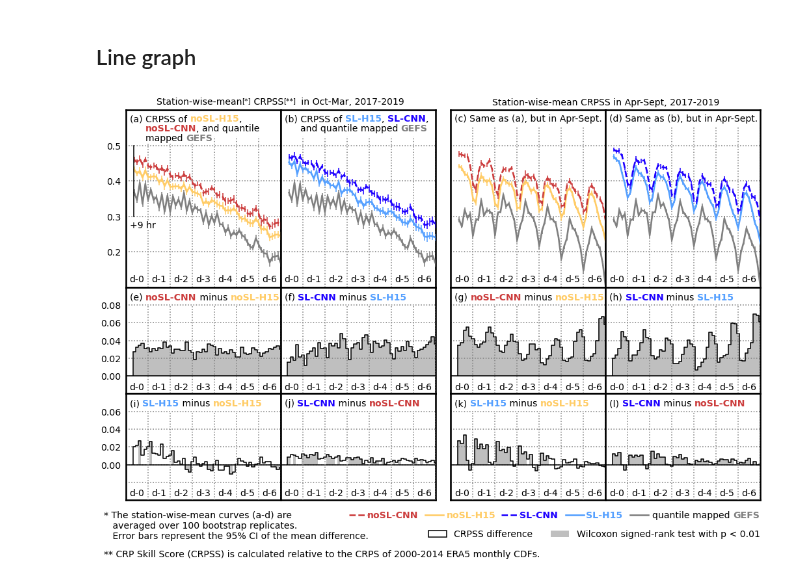
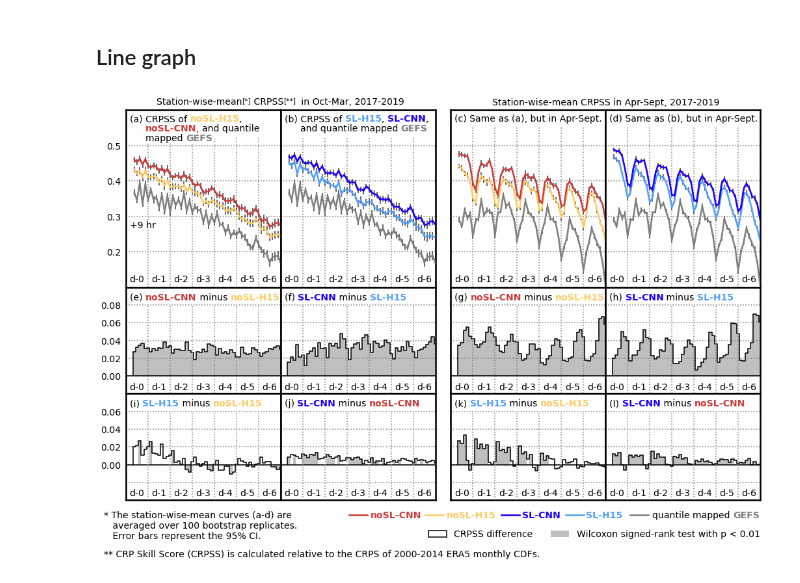
Before and after one commit to yingkaisha/rainbow, a Jupyter notebook: publish/PLOT_CRPS_BCH.ipynb, the cells around one changed output. Drawn from its saved outputs; the diff is of its cells as text; code cells hidden in the pictures.

```diff
--- a/publish/PLOT_CRPS_BCH.ipynb
+++ b/publish/PLOT_CRPS_BCH.ipynb
@@ -278,20 +278,20 @@ cmap_pct, A = gu.precip_cmap()
 gray = [0.5, 0.5, 0.5]
 
 KW = {}
-KW['gfs'] = {'linestyle': '-', 'color': gray, 'linewidth':2.5, 'elinewidth':1.5, 'barsabove':True}
-KW['era'] = {'linestyle': '--', 'color': 'k', 'linewidth':2.5, 'elinewidth':1.5, 'barsabove':True}
-KW['base'] = {'linestyle': '-', 'color': orange, 'linewidth':2.5, 'elinewidth':1.5, 'barsabove':True}
-KW['bcnn'] = {'linestyle': '--', 'color': red, 'linewidth':2.5, 'elinewidth':1.5, 'barsabove':True}
-KW['sl'] = {'linestyle': '-', 'color': cyan, 'linewidth':2.5, 'elinewidth':1.5, 'barsabove':True}
-KW['scnn'] = {'linestyle': '--', 'color': blue, 'linewidth':2.5, 'elinewidth':1.5, 'barsabove':True}
+KW['gfs'] = {'linestyle': '-', 'color': gray, 'ecolor':'0.25', 'linewidth':2.5, 'elinewidth':1.5, 'barsabove':False}
+KW['era'] = {'linestyle': '-', 'color': 'k', 'ecolor':'0.25', 'linewidth':2.5, 'elinewidth':1.5, 'barsabove':False}
+KW['base'] = {'linestyle': '-', 'color': orange, 'ecolor':'0.25', 'linewidth':2.5, 'elinewidth':1.5, 'barsabove':False}
+KW['bcnn'] = {'linestyle': '-', 'color': red, 'ecolor':'0.25', 'linewidth':2.5, 'elinewidth':1.5, 'barsabove':False}
+KW['sl'] = {'linestyle': '-', 'color': cyan, 'ecolor':'0.25', 'linewidth':2.5, 'elinewidth':1.5, 'barsabove':False}
+KW['scnn'] = {'linestyle': '-', 'color': blue, 'ecolor':'0.25', 'linewidth':2.5, 'elinewidth':1.5, 'barsabove':False}
 
 kw_lines = {}
 kw_lines['gfs'] = {'linestyle': '-', 'color': gray, 'linewidth':2.5}
-kw_lines['era'] = {'linestyle': '--', 'color': 'k', 'linewidth':2.5}
+kw_lines['era'] = {'linestyle': '-', 'color': 'k', 'linewidth':2.5}
 kw_lines['base'] = {'linestyle': '-', 'color': orange, 'linewidth':2.5}
-kw_lines['bcnn'] = {'linestyle': '--', 'color': red, 'linewidth':2.5}
+kw_lines['bcnn'] = {'linestyle': '-', 'color': red, 'linewidth':2.5}
 kw_lines['sl'] = {'linestyle': '-', 'color': cyan, 'linewidth':2.5}
-kw_lines['scnn'] = {'linestyle': '--', 'color': blue, 'linewidth':2.5}
+kw_lines['scnn'] = {'linestyle': '-', 'color': blue, 'linewidth':2.5}
 
 kw_bar = {'bottom':0.0, 'width': 3.0, 'color': '0.75', 'edgecolor': 'k', 'linestyle': '-', 'linewidth': 0}
 kw_step = {'color': 'k', 'linestyle': '-', 'linewidth': 1.5, 'where':'mid'}
@@ -478,12 +478,12 @@ for i, key in enumerate(['rain', 'dry']):
     diff_[CRPS_wilcox['BCNN_SCNN_{}'.format(key)] > 0.01] = np.nan
     AX_diff_sub4[i].bar(fcst_leads[:56], diff_, **kw_bar, zorder=2)
 
-ax11.axvline(fcst_leads[2]-0.75, ymin=0.4, ymax=0.8, color='k', linestyle='-', linewidth=1.5, zorder=5)
+#ax11.axvline(fcst_leads[2]-0.75, ymin=0.4, ymax=0.8, color='k', linestyle='-', linewidth=1.5, zorder=5)
 handles.append(ax11.text(0.025, 0.375, '+9 hr', ha='left', va='top', fontsize=fontsize, transform=ax11.transAxes))
 
 ax_w1 = fig.add_axes([-0.035, -0.1/1.2/8*10.2, 0.275, 0.075/1.2/8*10.2])
 ax_w1.set_axis_off()
-ax_w1.text(0, 1, '* The station-wise-mean curves (a-d) are\n   averaged over 100 bootstrap replicates.\n   Error bars represent the 95% CI of the mean difference.',
+ax_w1.text(0, 1, '* The station-wise-mean curves (a-d) are\n   averaged over 100 bootstrap replicates.\n   Error bars represent the 95% CI.',
           ha='left', va='top', fontsize=fontsize, transform=ax_w1.transAxes);
 
 ax_w2 = fig.add_axes([-0.035, -0.145/1.2/8*10.2, 0.5, 0.025/1.2/8*10.2])
@@ -511,38 +511,38 @@ LG1.get_frame().set_facecolor('none')
 LG1.get_frame().set_linewidth(0)
 LG1.get_frame().set_alpha(1.0)
 
-ax_lg1.text(0.3+0.08, 1, 'noSL-CNN', ha='left', va='top', fontsize=fontsize, fontweight='bold',
+ax_lg1.text(0.3+0.085, 1, 'noSL-CNN', ha='left', va='top', fontsize=fontsize, fontweight='bold',
             color=KW['bcnn']['color'], transform=ax_lg1.transAxes)
 ax_lg1.text(0.3+0.205, 1, 'noSL-H15', ha='left', va='top', fontsize=fontsize, fontweight='bold',
             color=KW['base']['color'], transform=ax_lg1.transAxes)
 
-ax_lg1.text(0.3+0.32, 1, 'SL-CNN', ha='left', va='top', fontsize=fontsize, fontweight='bold',
+ax_lg1.text(0.3+0.325, 1, 'SL-CNN', ha='left', va='top', fontsize=fontsize, fontweight='bold',
             color=KW['scnn']['color'], transform=ax_lg1.transAxes)
 ax_lg1.text(0.3+0.425, 1, 'SL-H15', ha='left', va='top', fontsize=fontsize, fontweight='bold',
             color=KW['sl']['color'], transform=ax_lg1.transAxes)
 
 gu.string_partial_format(fig, ax_lg1, 0.325+0.505, 1, 'left', 'top', ['quantile mapped ', 'GEFS'],
                          ['k', gray, 'k'], [fontsize,]*3,  ['normal', 'bold', 'normal']);
 
 handle_legneds = []
 handle_legneds.append(patches.Patch(facecolor='none', edgecolor='k', linewidth=1.5,
                                     label='CRPSS difference'))
 handle_legneds.append(patches.Patch(facecolor=kw_bar['color'], edgecolor='none',
                                     label='Wilcoxon signed-rank test with p < 0.01'))
 
 ax_lg2 = fig.add_axes([1.9/4.1, -0.0975/1.2/8*10.2, 2.2/4.1, 0.03/1.2/8*10.2])
 ax_lg2.set_axis_off()
 LG2 = ax_lg2.legend(handles=handle_legneds, bbox_to_anchor=(0.0, 0.5), ncol=2, loc=6,
                     prop={'size':fontsize}, fancybox=False);
 LG2.get_frame().set_facecolor('none')
 LG2.get_frame().set_linewidth(0)
 LG2.get_frame().set_alpha(1.0)
 
 for handle in handles:
     handle.set_bbox(dict(facecolor='w', pad=0, edgecolor='none', zorder=6))
 
 if need_publish:
     # Save figure
     fig.savefig(fig_dir+'AnEn_BCH_CRPS.png', format='png', **fig_keys)
 # %% [output]
-[figure, old version]
+[figure, new version]
```
